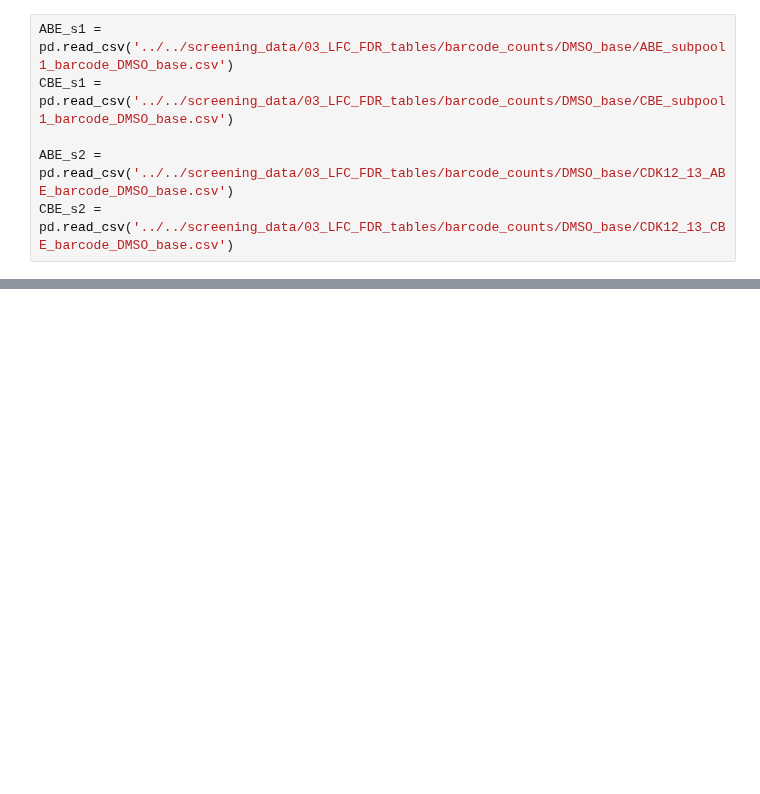
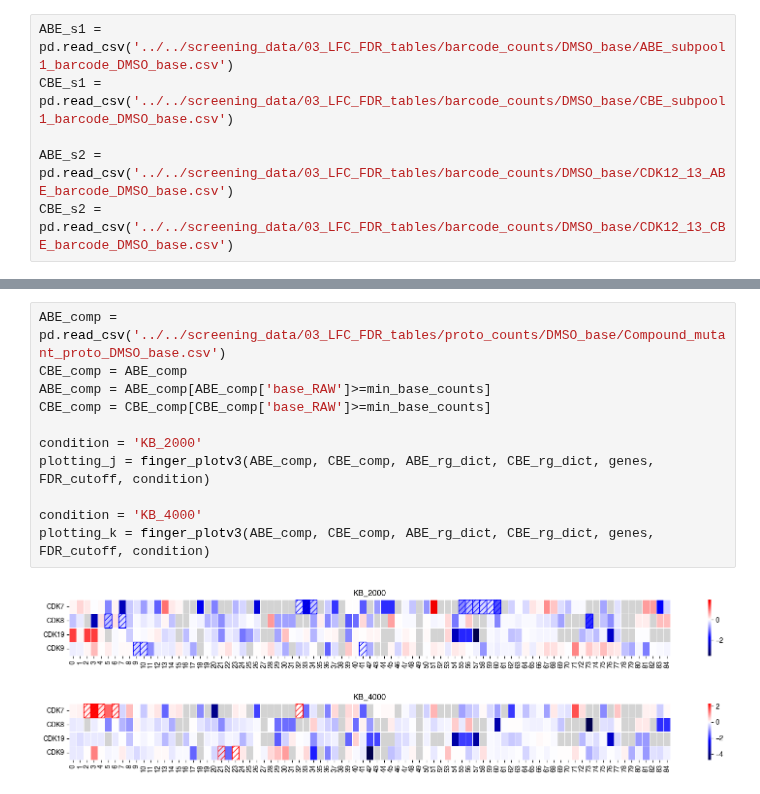
Before and after one commit to samgould2/CDK-BE-mutagenesis, a Jupyter notebook: notebooks/09_analysis_and_viz/KLIFS_fingerprints.ipynb, the cells around one changed output, grey strips where cells are left out. Saved outputs shown, nothing was run; the diff lists cells and outputs as text; blank space fills up the shorter version.

```diff
--- a/notebooks/09_analysis_and_viz/KLIFS_fingerprints.ipynb
+++ b/notebooks/09_analysis_and_viz/KLIFS_fingerprints.ipynb
@@ -291,0 +312,14 @@ Name: LFC_median_KB_2000, Length: 2715, dtype: float64
+# %%
+ABE_comp = pd.read_csv('../../screening_data/03_LFC_FDR_tables/proto_counts/DMSO_base/Compound_mutant_proto_DMSO_base.csv')
+CBE_comp = ABE_comp
+ABE_comp = ABE_comp[ABE_comp['base_RAW']>=min_base_counts]
+CBE_comp = CBE_comp[CBE_comp['base_RAW']>=min_base_counts]
+
+condition = 'KB_2000'
+plotting_j = finger_plotv3(ABE_comp, CBE_comp, ABE_rg_dict, CBE_rg_dict, genes, FDR_cutoff, condition)
+
+condition = 'KB_4000'
+plotting_k = finger_plotv3(ABE_comp, CBE_comp, ABE_rg_dict, CBE_rg_dict, genes, FDR_cutoff, condition)
+# %% [output]
+[figure, added]
+[figure, added]
```
Also changed, not shown: parts of 25 cells of this notebook, 18 other files.
